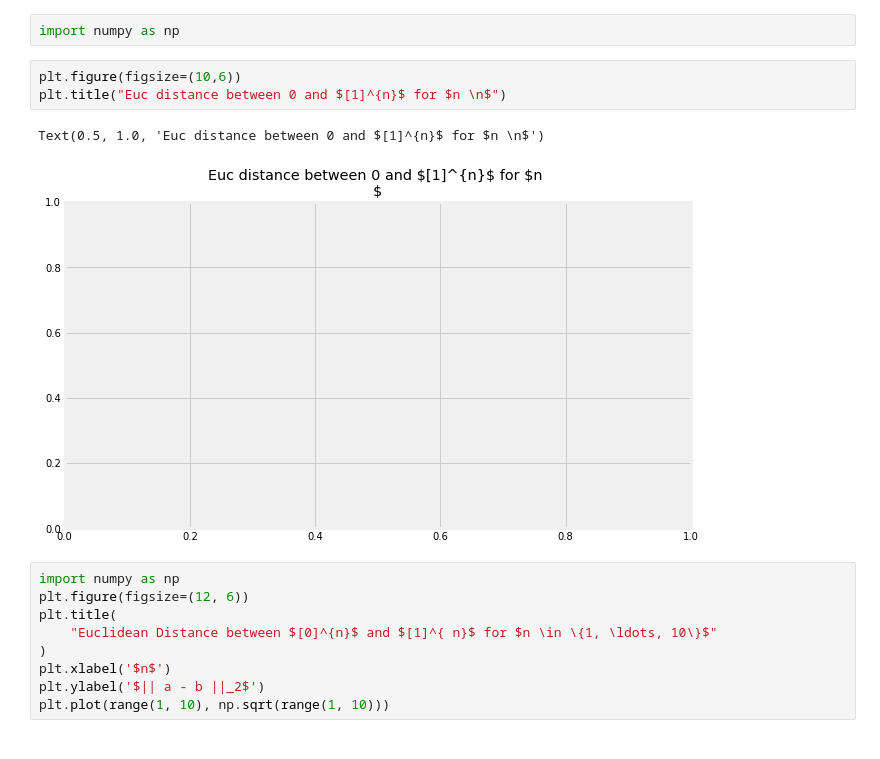
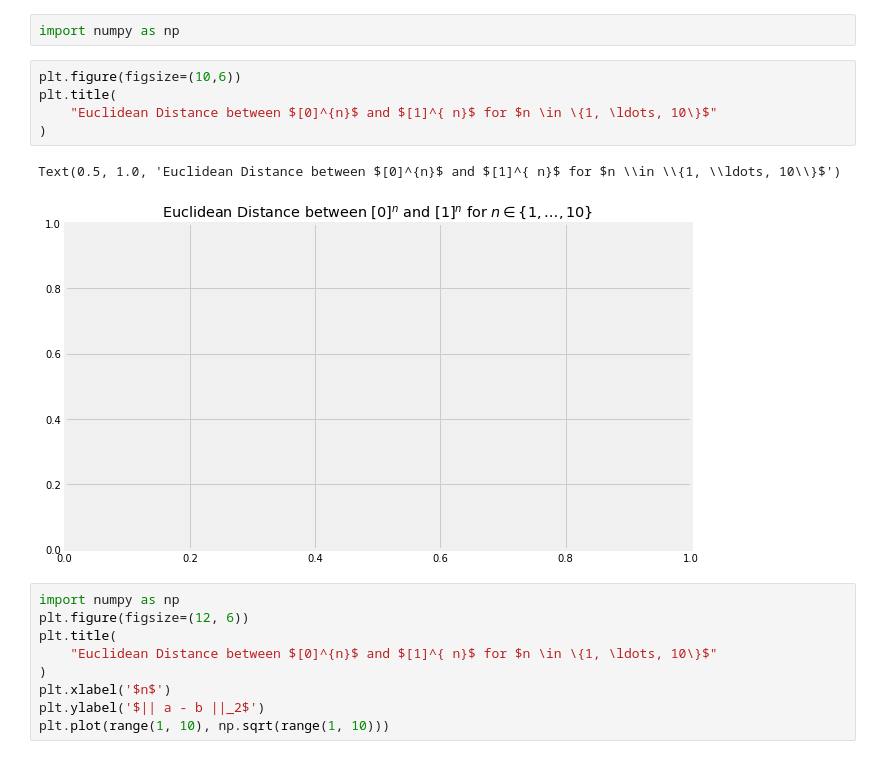
Before and after one commit to MangrobanGit/dsc-3-34-03-curse-of-dimensionality-simulation-lab-seattle-ds-career-040119, a Jupyter notebook: index.ipynb, the cells around one changed output. Cells and saved outputs as stored; diff of their text form.

```diff
--- a/index.ipynb
+++ b/index.ipynb
@@ -46,10 +46,12 @@ plt.style.use('fivethirtyeight')
 import numpy as np
 # %%
 plt.figure(figsize=(10,6))
-plt.title("Euc distance between 0 and $[1]^{n}$ for $n \n$")
+plt.title(
+    "Euclidean Distance between $[0]^{n}$ and $[1]^{ n}$ for $n \in \{1, \ldots, 10\}$"
+)
 # %% [output]
-Text(0.5, 1.0, 'Euc distance between 0 and $[1]^{n}$ for $n \n$')
+Text(0.5, 1.0, 'Euclidean Distance between $[0]^{n}$ and $[1]^{ n}$ for $n \\in \\{1, \\ldots, 10\\}$')
-[figure, old version]
+[figure, new version]
 # %%
 import numpy as np
 plt.figure(figsize=(12, 6))
```
